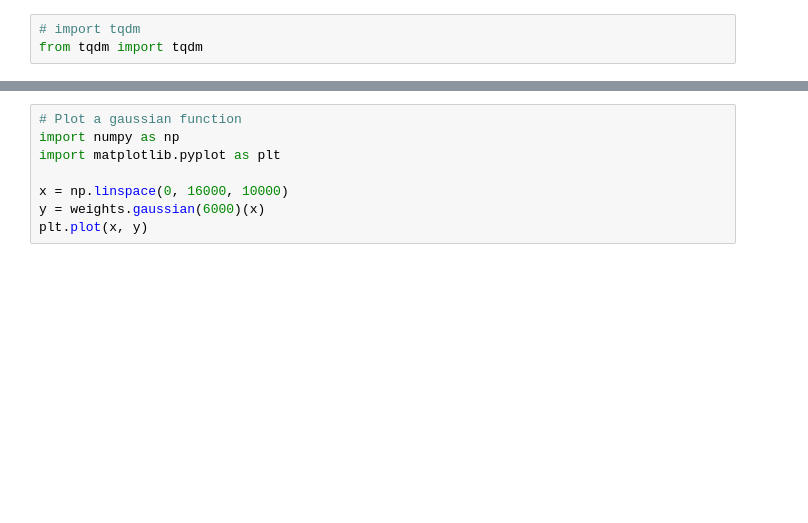
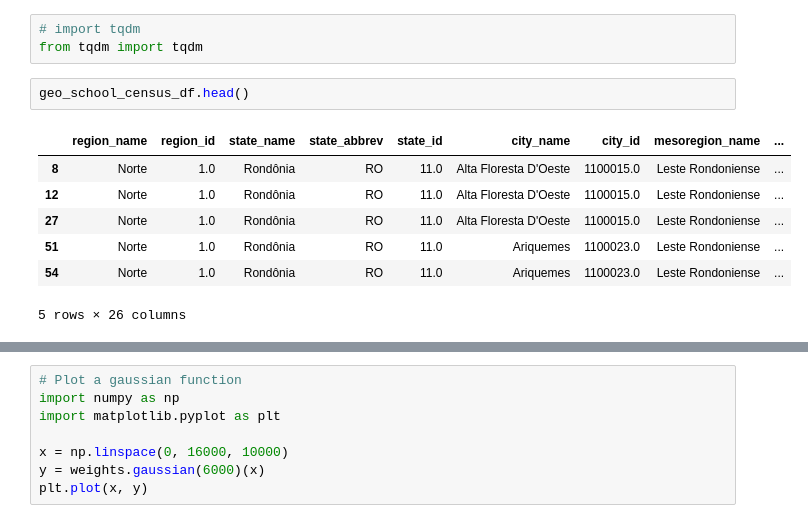
Before and after one commit to felipehlvo/access_to_education_map, a Jupyter notebook: Notebooks/Access Metric - Brazil.ipynb, the cells around one changed output, grey strips where cells are left out. Saved outputs shown, nothing was run; the diff lists cells and outputs as text; blank space fills up the shorter version.

```diff
--- a/Notebooks/Access Metric - Brazil.ipynb
+++ b/Notebooks/Access Metric - Brazil.ipynb
@@ -106,4 +106,14 @@ geo_school_census_df = geo_school_census_df[(geo_school_census_df["n_classes"] >
 # %%
 # import tqdm
 from tqdm import tqdm
+# %%
+geo_school_census_df.head()
+# %% [output]
+|  | region_name | region_id | state_name | state_abbrev | state_id | city_name | city_id | mesoregion_name | ... |
+| 8 | Norte | 1.0 | Rondônia | RO | 11.0 | Alta Floresta D'Oeste | 1100015.0 | Leste Rondoniense | ... |
+| 12 | Norte | 1.0 | Rondônia | RO | 11.0 | Alta Floresta D'Oeste | 1100015.0 | Leste Rondoniense | ... |
+| 27 | Norte | 1.0 | Rondônia | RO | 11.0 | Alta Floresta D'Oeste | 1100015.0 | Leste Rondoniense | ... |
+| 51 | Norte | 1.0 | Rondônia | RO | 11.0 | Ariquemes | 1100023.0 | Leste Rondoniense | ... |
+| 54 | Norte | 1.0 | Rondônia | RO | 11.0 | Ariquemes | 1100023.0 | Leste Rondoniense | ... |
+5 rows × 26 columns
 # %%
```
Also changed, not shown: parts of 10 cells of this notebook, 2 other files.
